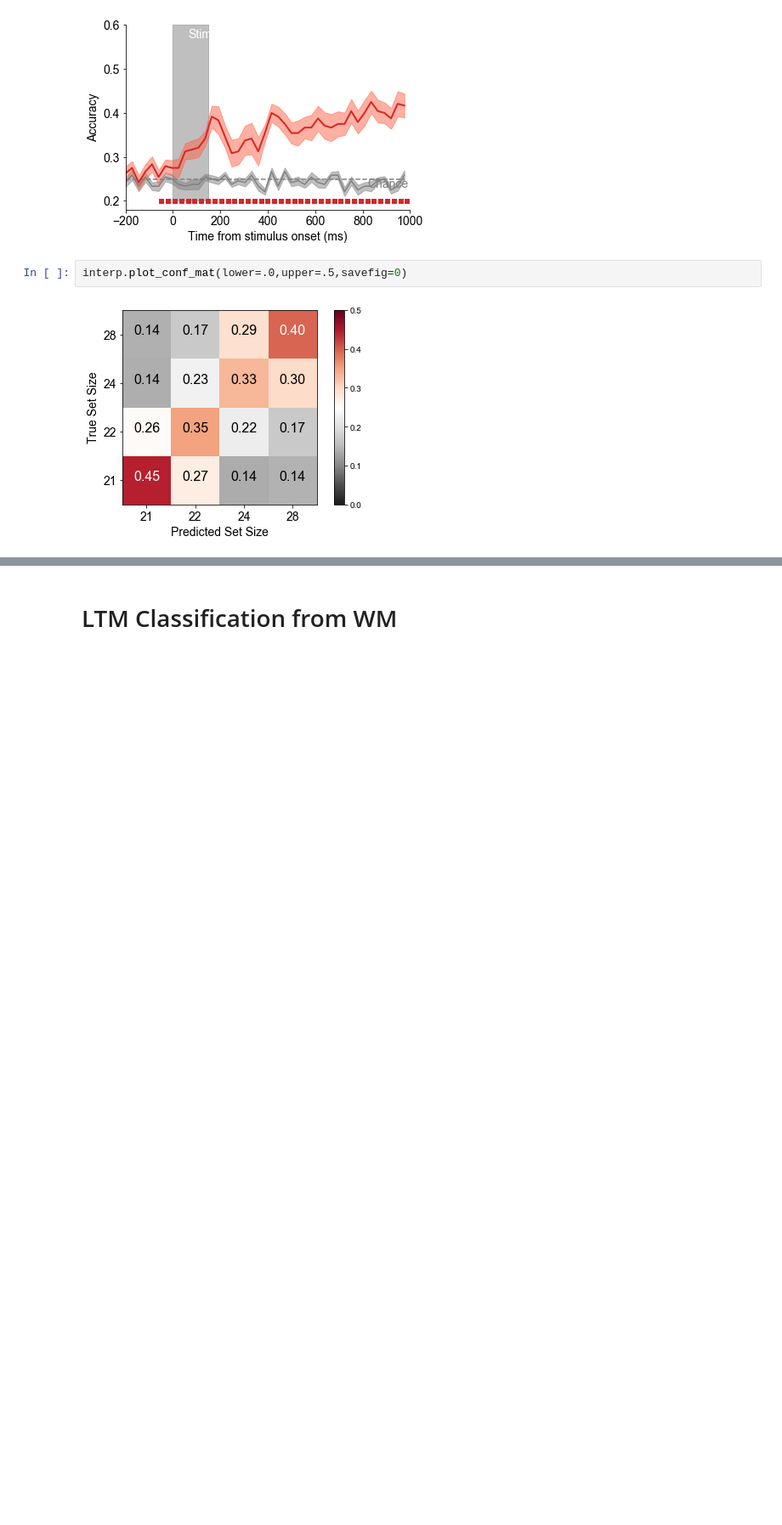
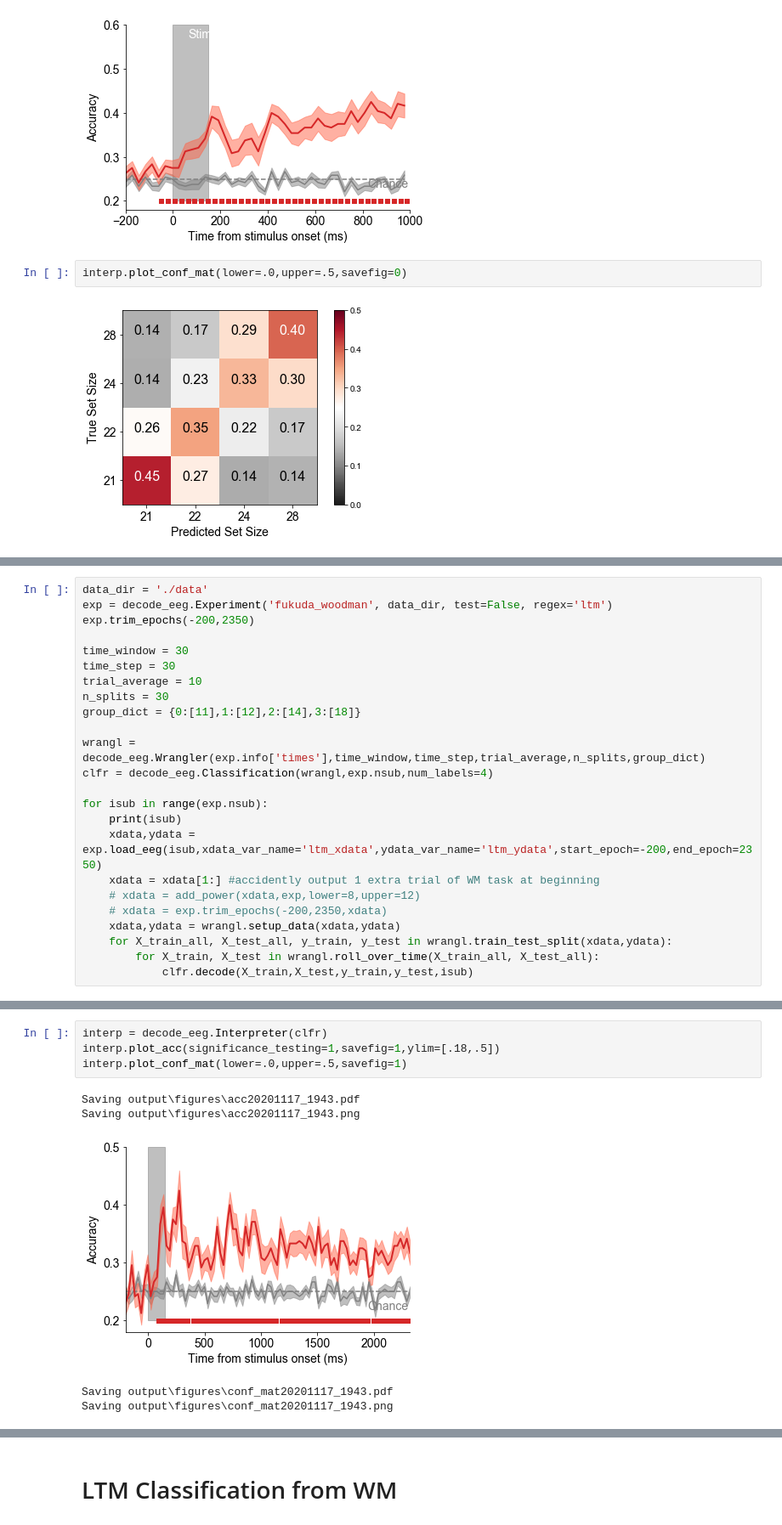
Before and after one commit to WilliamThyer/decode_ltm_from_wm, a Jupyter notebook: decode_load.ipynb, the cells around one changed output, grey strips where cells are left out. Shown at 85% size. Saved outputs shown, nothing was run; the diff lists cells and outputs as text; blank space fills up the shorter version.

Commit message:
ltm to wm decoding not working but setup

```diff
--- a/decode_load.ipynb
+++ b/decode_load.ipynb
@@ -140,0 +143,24 @@ interp.plot_conf_mat(lower=.0,upper=.5,savefig=0)
+# %%
+data_dir = './data'
+exp = decode_eeg.Experiment('fukuda_woodman', data_dir, test=False, regex='ltm')
+exp.trim_epochs(-200,2350)
+
+time_window = 30
+time_step = 30
+trial_average = 10
+n_splits = 30
+group_dict = {0:[11],1:[12],2:[14],3:[18]}
+
+wrangl = decode_eeg.Wrangler(exp.info['times'],time_window,time_step,trial_average,n_splits,group_dict)
+clfr = decode_eeg.Classification(wrangl,exp.nsub,num_labels=4)
+
+for isub in range(exp.nsub):
+    print(isub)
+    xdata,ydata = exp.load_eeg(isub,xdata_var_name='ltm_xdata',ydata_var_name='ltm_ydata',start_epoch=-200,end_epoch=2350)
+    xdata = xdata[1:] #accidently output 1 extra trial of WM task at beginning
+    # xdata = add_power(xdata,exp,lower=8,upper=12)
+    # xdata = exp.trim_epochs(-200,2350,xdata)
+    xdata,ydata = wrangl.setup_data(xdata,ydata)
+    for X_train_all, X_test_all, y_train, y_test in wrangl.train_test_split(xdata,ydata):
+        for X_train, X_test in wrangl.roll_over_time(X_train_all, X_test_all):
+            clfr.decode(X_train,X_test,y_train,y_test,isub)
@@ -140,0 +186,10 @@ interp.plot_conf_mat(lower=.0,upper=.5,savefig=0)
+# %%
+interp = decode_eeg.Interpreter(clfr)
+interp.plot_acc(significance_testing=1,savefig=1,ylim=[.18,.5])
+interp.plot_conf_mat(lower=.0,upper=.5,savefig=1)
+# %% [output]
+Saving output\figures\acc20201117_1943.pdf
+Saving output\figures\acc20201117_1943.png
+[figure, added]
+Saving output\figures\conf_mat20201117_1943.pdf
+Saving output\figures\conf_mat20201117_1943.png
```
Also changed, not shown: parts of 11 cells of this notebook, 1 other file.
